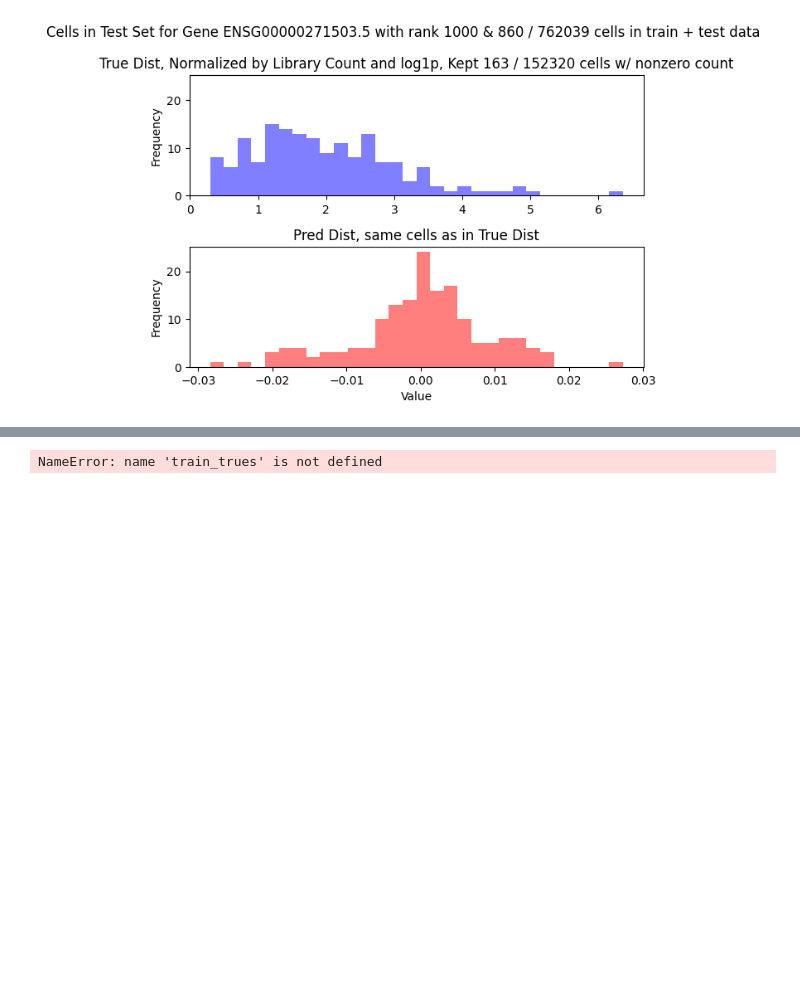
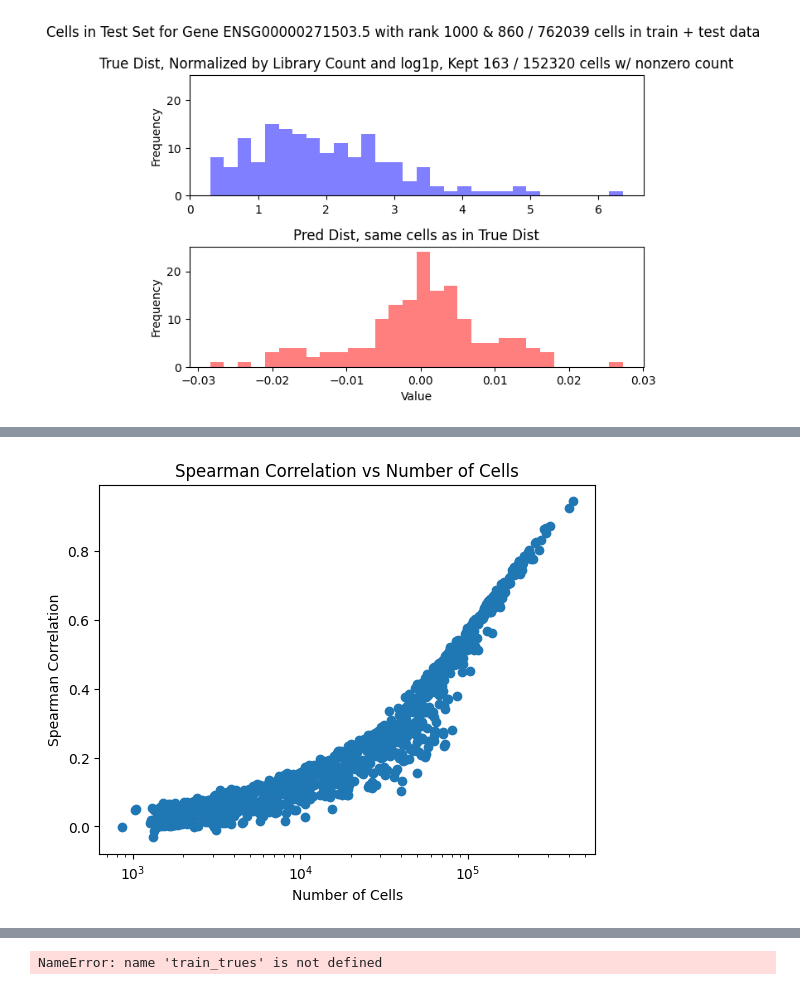
Before and after one commit to imahabub/scdiff, a Jupyter notebook: notebooks/6.23.23.gene_distribution_histogram.ipynb, the cells around one changed output, grey strips where cells are left out. Drawn from its saved outputs; the diff is of its cells as text; code cells hidden in the pictures; blank space fills up the shorter version.

Commit message:
spearmanr true pred expression histogram

```diff
--- a/notebooks/6.23.23.gene_distribution_histogram.ipynb
+++ b/notebooks/6.23.23.gene_distribution_histogram.ipynb
@@ -312,0 +326,2 @@ compare_true_and_pred_hist(trues, preds, 1)
+# %%
+true_scs, pred_scs = get_true_and_pred_cells(trues, preds)
@@ -312,0 +336,13 @@ compare_true_and_pred_hist(trues, preds, 1)
+# %%
+true_values_np = true_scs.cpu().numpy()
+reconstructed_values_np = pred_scs.cpu().numpy()
+
+correlations = []
+
+# Loop through each gene (assuming genes are the columns)
+for i in range(true_values_np.shape[1]):
+    correlation, _ = spearmanr(true_values_np[:, i], reconstructed_values_np[:, i])
+    correlations.append(correlation)
+
+# Convert list of correlations to a tensor
+correlations_tensor = torch.tensor(correlations)
@@ -312,0 +353,3 @@ compare_true_and_pred_hist(trues, preds, 1)
+# %%
+var_df = adata.var
+var_df.head()
@@ -312,0 +364,2 @@ compare_true_and_pred_hist(trues, preds, 1)
+# %%
+var_df['spearmanr_recon'] = correlations
@@ -312,0 +383,11 @@ compare_true_and_pred_hist(trues, preds, 1)
+# %%
+import matplotlib.pyplot as plt
+
+plt.scatter(var_df['n_cells'], var_df['spearmanr_recon'])
+plt.xscale('log')  # sets the x-axis to a logarithmic scale
+plt.xlabel('Number of Cells')
+plt.ylabel('Spearman Correlation')
+plt.title('Spearman Correlation bw True and Recon Expression Value vs Number of Cells For Each Gene')
+plt.show()
+# %% [output]
+[figure, added]
```
Also changed, not shown: parts of 10 cells of this notebook.
